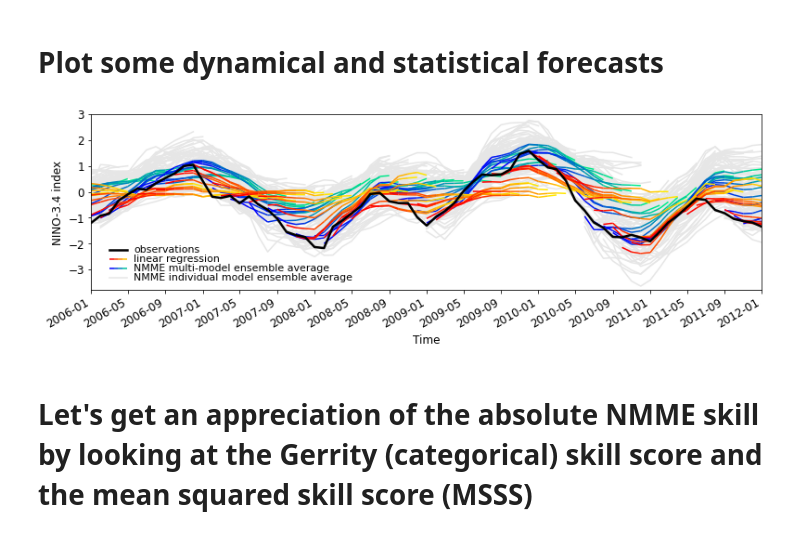
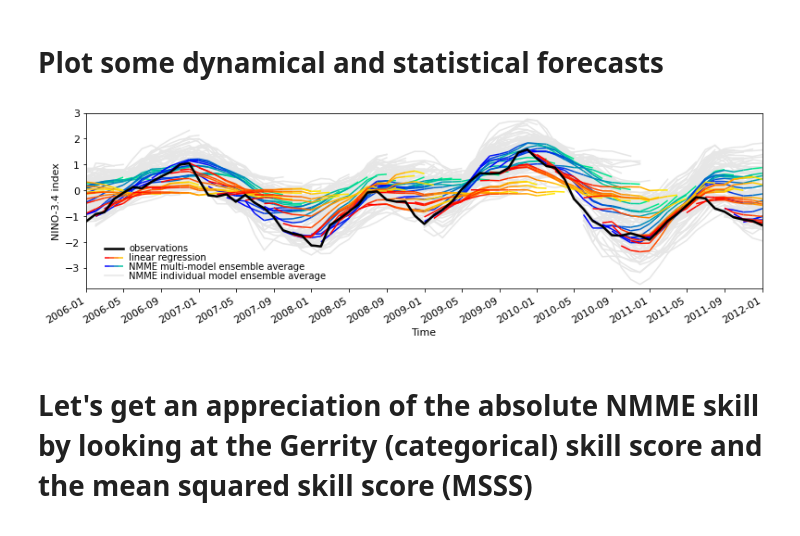
Before and after one commit to dougiesquire/paper_Risbey-Squire_ENSO, a Jupyter notebook: Risbey_Nature.ipynb, the cells around one changed output. Drawn from its saved outputs; the diff is of its cells as text; code cells hidden in the pictures.

```diff
--- a/Risbey_Nature.ipynb
+++ b/Risbey_Nature.ipynb
@@ -1329,7 +1329,7 @@ label_fontsize = 13
 # %%
 fcst_dates = test_period
 
-rc_params = {'figure.figsize'      : (11.1, 3.9),
+rc_params = {'figure.figsize'      : (11.1, 3.75),
              'axes.titlesize'      : 'medium',
              'font.size'           : fontsize,
              'font.family'         : 'sans serif',
@@ -1382,35 +1382,35 @@ with mpl.rc_context(rc=rc_params):
 
     # Manually make the legend -----
 #     rect = mpl.patches.Rectangle((np.datetime64('2006-02'),-3.6), 20, 1.59, linewidth=0, facecolor='w', alpha=0.6,
 #                                 capstyle='round', joinstyle='round')
 #     plt.gca().add_patch(rect)
 
     span = pd.date_range('2006-03-01','2006-05-01', freq='15D')
     plt.plot(span, -3.3*np.ones_like(span.astype(int)), color=grey, zorder=1)
     plt.text(np.datetime64('2006-05-20'), -3.4, 'NMME individual model ensemble average', fontsize=fontsize-1)
     plot_fcst(span, -2.95*np.ones_like(span.astype(int)), cmap='winter')
     plt.text(np.datetime64('2006-05-20'), -3.05, 'NMME multi-model ensemble average', fontsize=fontsize-1)
     plot_fcst(span, -2.6*np.ones_like(span.astype(int)), cmap='autumn')
     plt.text(np.datetime64('2006-05-20'), -2.7, regr, fontsize=fontsize-1)
     plt.plot(span, -2.25*np.ones_like(span.astype(int)), color='k', linestyle='-', linewidth=linewidth+1)
     plt.text(np.datetime64('2006-05-20'), -2.35, 'observations', fontsize=fontsize-1)
 
     plt.xlim(np.datetime64('2006-01'),
              np.datetime64('2012-01'))
     plt.ylim(-3.8,3);
     plt.xlabel('Time');
     plt.ylabel('NINO-3.4 index');
     plt.title('')
     plt.xticks(pd.date_range(start='2006-01', end='2012-01', freq='4MS'),
                labels=[date.strftime('%Y-%m') for date in pd.date_range(start='2006-01', end='2012-01', freq='4MS')],
                rotation=30)
 
 
     plt.tight_layout();
     # plt.savefig(saveloc + 'nino34_timeseries.eps', format='eps', bbox_inches='tight')
-    plt.savefig(saveloc + 'nino34_timeseries.pdf', format='pdf', bbox_inches='tight')
+    plt.savefig(saveloc + 'Fig1_timeseries.pdf', format='pdf', bbox_inches='tight')
 # %% [output]
-[figure, old version]
+[figure, new version]
 # %% [markdown]
 # Let's get an appreciation of the absolute NMME skill by looking at the Gerrity (categorical) skill score and the mean squared skill score (MSSS)
 # %%
```
Also changed, not shown: parts of 18 cells of this notebook.
